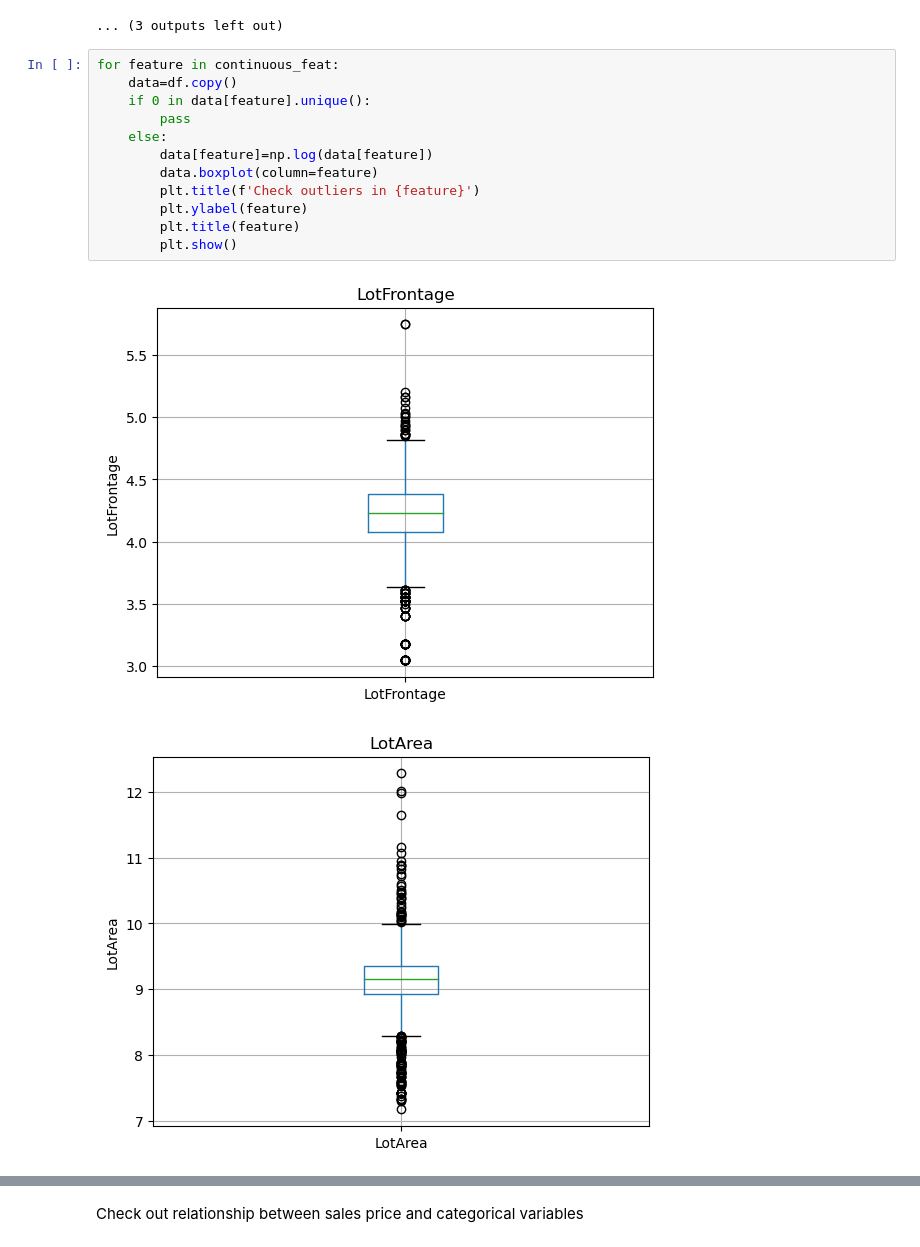
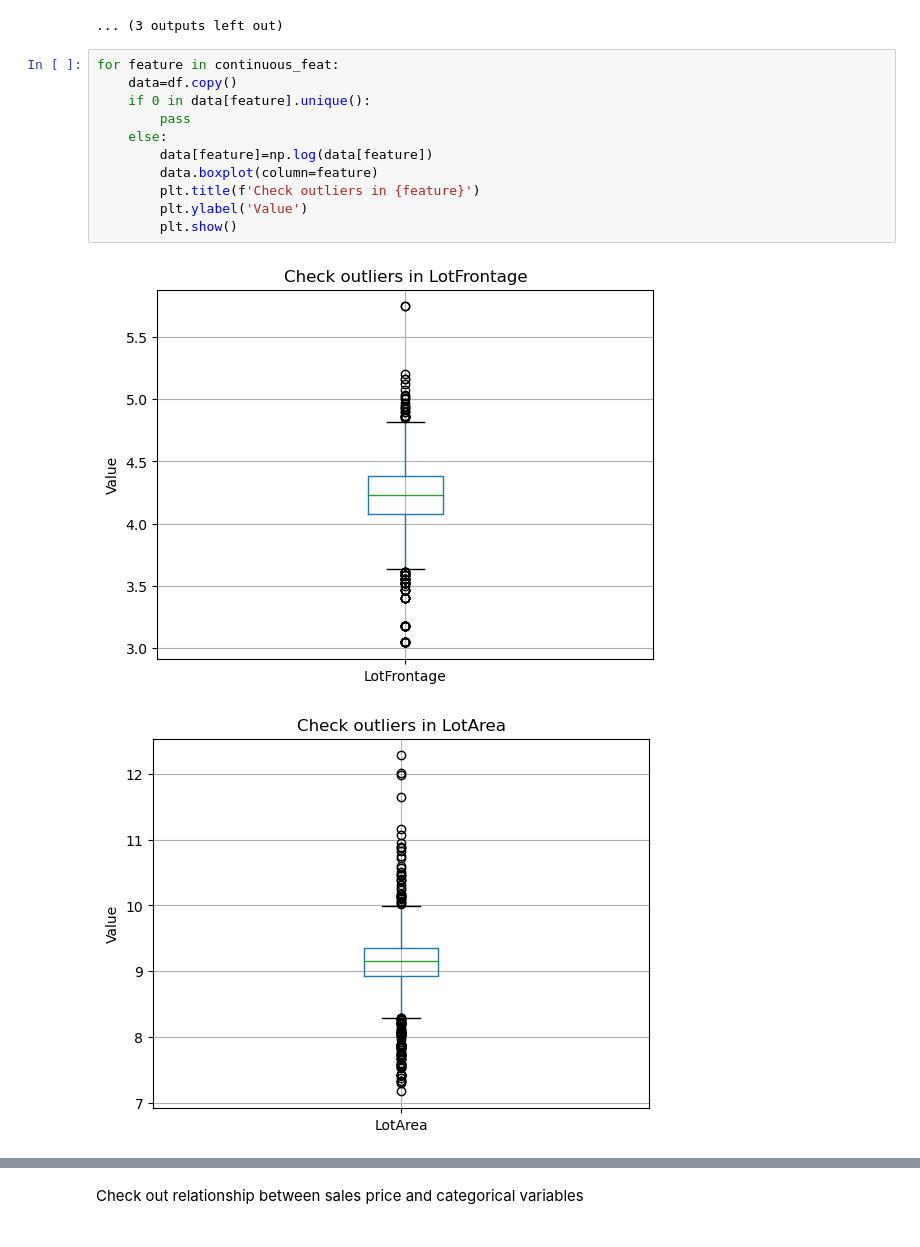
Before and after one commit to Sahadat31/Linear_regression_scratch, a Jupyter notebook: House_Price_Prediction.ipynb, the cells around one changed output, grey strips where cells are left out. Cells and saved outputs as stored; diff of their text form.

```diff
--- a/House_Price_Prediction.ipynb
+++ b/House_Price_Prediction.ipynb
@@ -258,15 +258,14 @@ for d in continuous_feat:
 # %%
 for feature in continuous_feat:
     data=df.copy()
     if 0 in data[feature].unique():
         pass
     else:
         data[feature]=np.log(data[feature])
         data.boxplot(column=feature)
         plt.title(f'Check outliers in {feature}')
-        plt.ylabel(feature)
-        plt.title(feature)
+        plt.ylabel('Value')
         plt.show()
 # %% [output]
-[figure, old version]
+[figure, new version]
-[figure, old version]
+[figure, new version]
```
Also changed, not shown: parts of 9 cells of this notebook.
